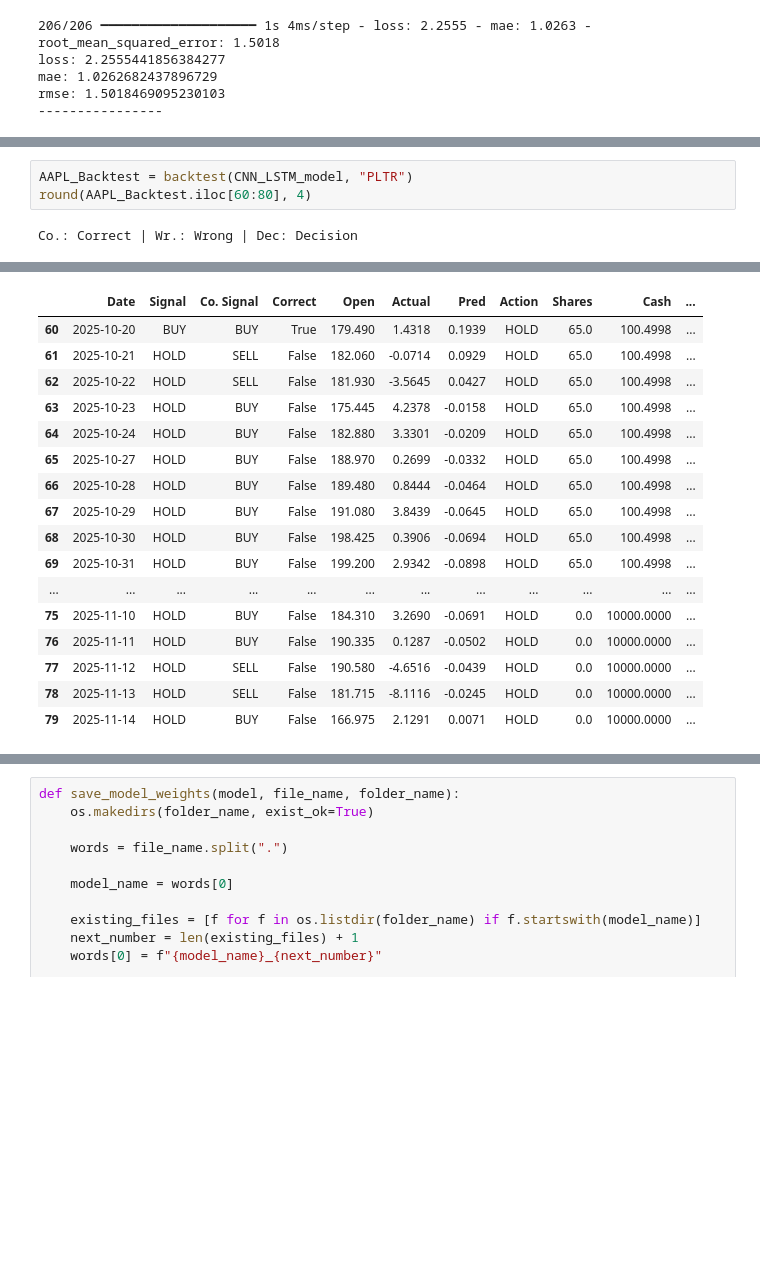
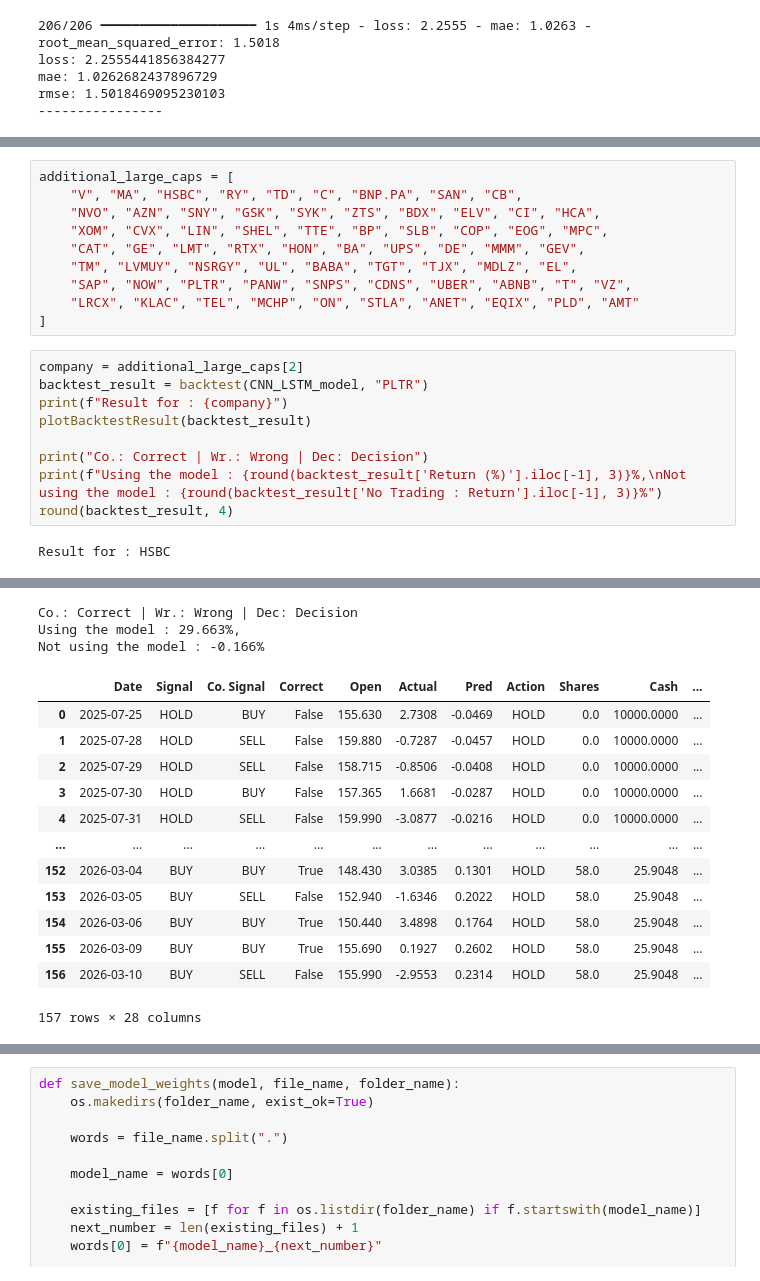
Before and after one commit to Juhyeong-Pang/MultimodalTradingAgent, a Jupyter notebook: LSTM.ipynb, the cells around one changed output, grey strips where cells are left out. Cells and saved outputs as stored; diff of their text form; blank space fills up the shorter version.

```diff
--- a/LSTM.ipynb
+++ b/LSTM.ipynb
@@ -591,5 +638,21 @@ def backtest(model, ticker, period="1y", window_size=60, initial_capital=10000):
+# %%
+additional_large_caps = [
+    "V", "MA", "HSBC", "RY", "TD", "C", "BNP.PA", "SAN", "CB",
+    "NVO", "AZN", "SNY", "GSK", "SYK", "ZTS", "BDX", "ELV", "CI", "HCA",
+    "XOM", "CVX", "LIN", "SHEL", "TTE", "BP", "SLB", "COP", "EOG", "MPC",
+    "CAT", "GE", "LMT", "RTX", "HON", "BA", "UPS", "DE", "MMM", "GEV",
+    "TM", "LVMUY", "NSRGY", "UL", "BABA", "TGT", "TJX", "MDLZ", "EL",
+    "SAP", "NOW", "PLTR", "PANW", "SNPS", "CDNS", "UBER", "ABNB", "T", "VZ",
+    "LRCX", "KLAC", "TEL", "MCHP", "ON", "STLA", "ANET", "EQIX", "PLD", "AMT"
+]
 # %%
-AAPL_Backtest = backtest(CNN_LSTM_model, "PLTR")
-round(AAPL_Backtest.iloc[60:80], 4)
+company = additional_large_caps[2]
+backtest_result = backtest(CNN_LSTM_model, "PLTR")
+print(f"Result for : {company}")
+plotBacktestResult(backtest_result)
+
+print("Co.: Correct | Wr.: Wrong | Dec: Decision")
+print(f"Using the model : {round(backtest_result['Return (%)'].iloc[-1], 3)}%,\nNot using the model : {round(backtest_result['No Trading : Return'].iloc[-1], 3)}%")
+round(backtest_result, 4)
 # %% [output]
-Co.: Correct | Wr.: Wrong | Dec: Decision
+Result for : HSBC
@@ -596,17 +660,16 @@ Co.: Correct | Wr.: Wrong | Dec: Decision
+Co.: Correct | Wr.: Wrong | Dec: Decision
+Using the model : 29.663%,
+Not using the model : -0.166%
 |  | Date | Signal | Co. Signal | Correct | Open | Actual | Pred | Action | Shares | Cash | ... |
-| 60 | 2025-10-20 | BUY | BUY | True | 179.490 | 1.4318 | 0.1939 | HOLD | 65.0 | 100.4998 | ... |
-| 61 | 2025-10-21 | HOLD | SELL | False | 182.060 | -0.0714 | 0.0929 | HOLD | 65.0 | 100.4998 | ... |
-| 62 | 2025-10-22 | HOLD | SELL | False | 181.930 | -3.5645 | 0.0427 | HOLD | 65.0 | 100.4998 | ... |
-| 63 | 2025-10-23 | HOLD | BUY | False | 175.445 | 4.2378 | -0.0158 | HOLD | 65.0 | 100.4998 | ... |
-| 64 | 2025-10-24 | HOLD | BUY | False | 182.880 | 3.3301 | -0.0209 | HOLD | 65.0 | 100.4998 | ... |
-| 65 | 2025-10-27 | HOLD | BUY | False | 188.970 | 0.2699 | -0.0332 | HOLD | 65.0 | 100.4998 | ... |
-| 66 | 2025-10-28 | HOLD | BUY | False | 189.480 | 0.8444 | -0.0464 | HOLD | 65.0 | 100.4998 | ... |
-| 67 | 2025-10-29 | HOLD | BUY | False | 191.080 | 3.8439 | -0.0645 | HOLD | 65.0 | 100.4998 | ... |
-| 68 | 2025-10-30 | HOLD | BUY | False | 198.425 | 0.3906 | -0.0694 | HOLD | 65.0 | 100.4998 | ... |
-| 69 | 2025-10-31 | HOLD | BUY | False | 199.200 | 2.9342 | -0.0898 | HOLD | 65.0 | 100.4998 | ... |
+| 0 | 2025-07-25 | HOLD | BUY | False | 155.630 | 2.7308 | -0.0469 | HOLD | 0.0 | 10000.0000 | ... |
+| 1 | 2025-07-28 | HOLD | SELL | False | 159.880 | -0.7287 | -0.0457 | HOLD | 0.0 | 10000.0000 | ... |
+| 2 | 2025-07-29 | HOLD | SELL | False | 158.715 | -0.8506 | -0.0408 | HOLD | 0.0 | 10000.0000 | ... |
+| 3 | 2025-07-30 | HOLD | BUY | False | 157.365 | 1.6681 | -0.0287 | HOLD | 0.0 | 10000.0000 | ... |
+| 4 | 2025-07-31 | HOLD | SELL | False | 159.990 | -3.0877 | -0.0216 | HOLD | 0.0 | 10000.0000 | ... |
 | ... | ... | ... | ... | ... | ... | ... | ... | ... | ... | ... | ... |
-| 75 | 2025-11-10 | HOLD | BUY | False | 184.310 | 3.2690 | -0.0691 | HOLD | 0.0 | 10000.0000 | ... |
-| 76 | 2025-11-11 | HOLD | BUY | False | 190.335 | 0.1287 | -0.0502 | HOLD | 0.0 | 10000.0000 | ... |
-| 77 | 2025-11-12 | HOLD | SELL | False | 190.580 | -4.6516 | -0.0439 | HOLD | 0.0 | 10000.0000 | ... |
-| 78 | 2025-11-13 | HOLD | SELL | False | 181.715 | -8.1116 | -0.0245 | HOLD | 0.0 | 10000.0000 | ... |
-| 79 | 2025-11-14 | HOLD | BUY | False | 166.975 | 2.1291 | 0.0071 | HOLD | 0.0 | 10000.0000 | ... |
+| 152 | 2026-03-04 | BUY | BUY | True | 148.430 | 3.0385 | 0.1301 | HOLD | 58.0 | 25.9048 | ... |
+| 153 | 2026-03-05 | BUY | SELL | False | 152.940 | -1.6346 | 0.2022 | HOLD | 58.0 | 25.9048 | ... |
+| 154 | 2026-03-06 | BUY | BUY | True | 150.440 | 3.4898 | 0.1764 | HOLD | 58.0 | 25.9048 | ... |
+| 155 | 2026-03-09 | BUY | BUY | True | 155.690 | 0.1927 | 0.2602 | HOLD | 58.0 | 25.9048 | ... |
+| 156 | 2026-03-10 | BUY | SELL | False | 155.990 | -2.9553 | 0.2314 | HOLD | 58.0 | 25.9048 | ... |
+157 rows × 28 columns
```
Also changed, not shown: parts of 7 cells of this notebook, 15 other files.
